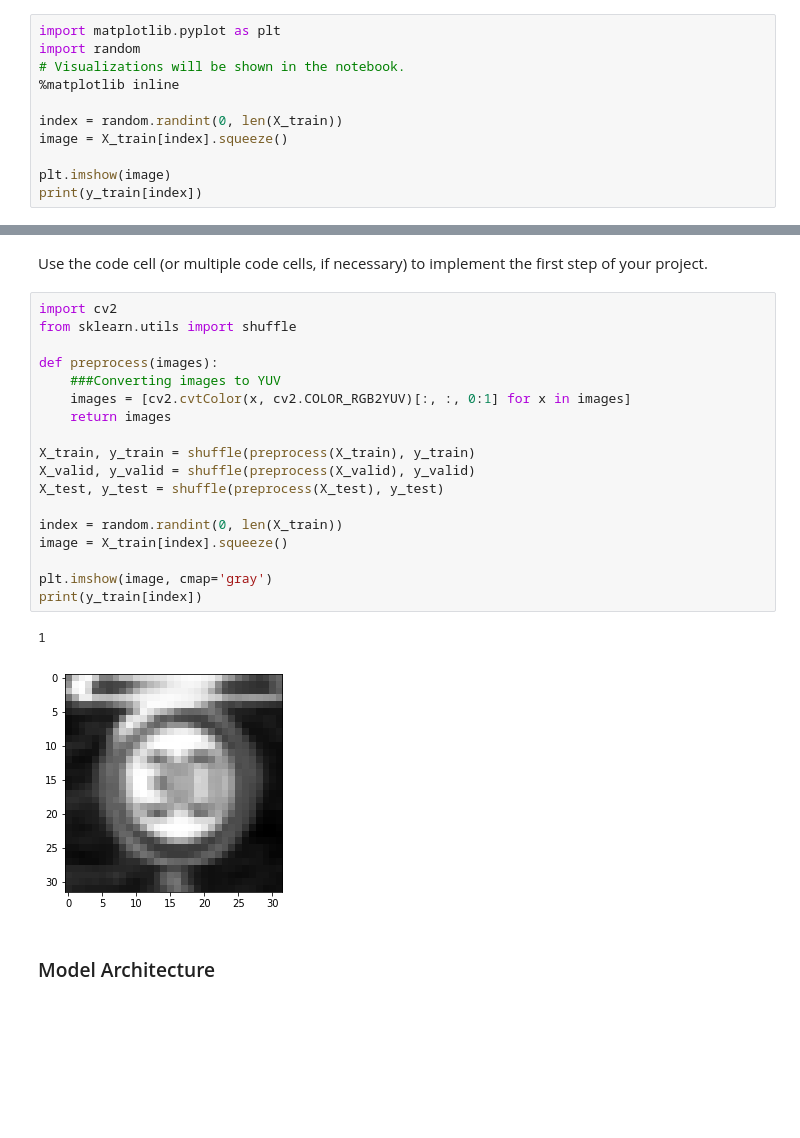
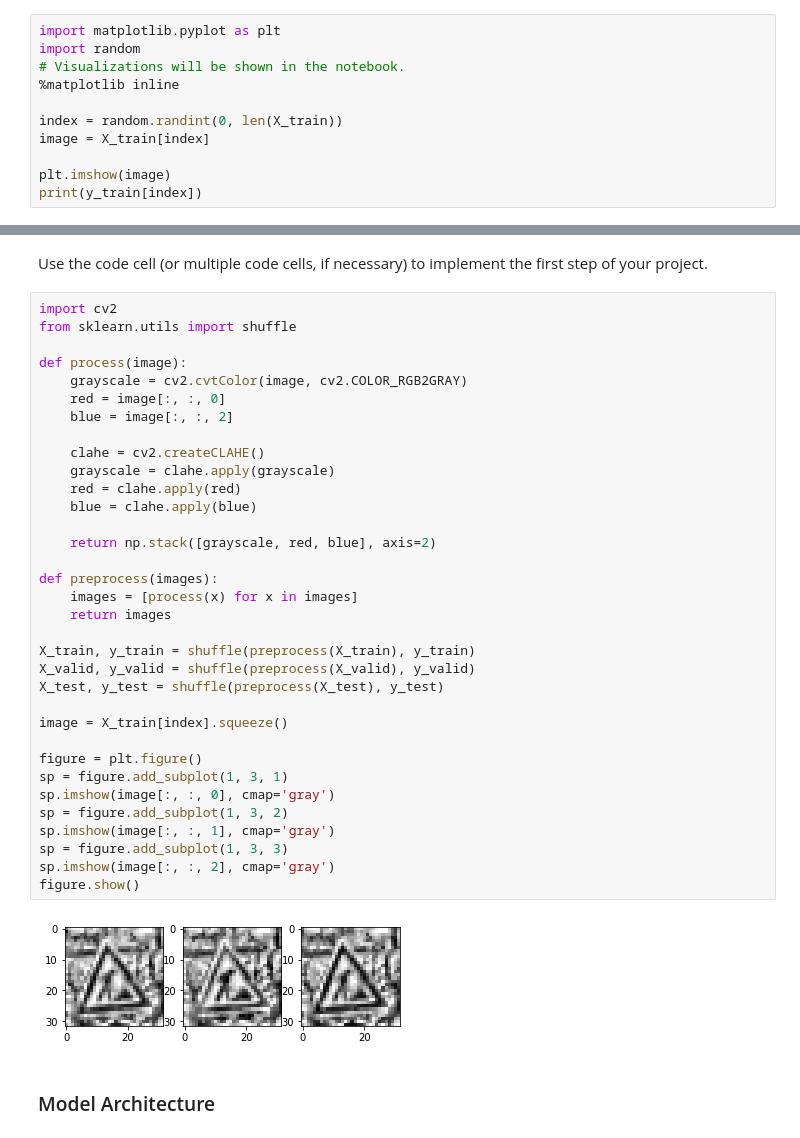
Before and after one commit to ShikaSD/CarND-Traffic-Sign-Classifier-Project, a Jupyter notebook: Traffic_Sign_Classifier.ipynb, the cells around one changed output, grey strips where cells are left out. Drawn from its saved outputs; the diff is of its cells as text; blank space fills up the shorter version.

```diff
--- a/Traffic_Sign_Classifier.ipynb
+++ b/Traffic_Sign_Classifier.ipynb
@@ -84,7 +84,7 @@ import random
 %matplotlib inline
 
 index = random.randint(0, len(X_train))
-image = X_train[index].squeeze()
+image = X_train[index]
 
 plt.imshow(image)
 print(y_train[index])
@@ -117,24 +117,39 @@ Use the code cell (or multiple code cells, if necessary) to implement the first
 # %%
 import cv2
 from sklearn.utils import shuffle
 
+def process(image):
+    grayscale = cv2.cvtColor(image, cv2.COLOR_RGB2GRAY)
+    red = image[:, :, 0]
+    blue = image[:, :, 2]
+
+    clahe = cv2.createCLAHE()
+    grayscale = clahe.apply(grayscale)
+    red = clahe.apply(red)
+    blue = clahe.apply(blue)
+
+    return np.stack([grayscale, red, blue], axis=2)
+
 def preprocess(images):
-    ###Converting images to YUV
-    images = [cv2.cvtColor(x, cv2.COLOR_RGB2YUV)[:, :, 0:1] for x in images]
+    images = [process(x) for x in images]
     return images
 
 X_train, y_train = shuffle(preprocess(X_train), y_train)
 X_valid, y_valid = shuffle(preprocess(X_valid), y_valid)
 X_test, y_test = shuffle(preprocess(X_test), y_test)
 
-index = random.randint(0, len(X_train))
 image = X_train[index].squeeze()
 
-plt.imshow(image, cmap='gray')
-print(y_train[index])
+figure = plt.figure()
+sp = figure.add_subplot(1, 3, 1)
+sp.imshow(image[:, :, 0], cmap='gray')
+sp = figure.add_subplot(1, 3, 2)
+sp.imshow(image[:, :, 1], cmap='gray')
+sp = figure.add_subplot(1, 3, 3)
+sp.imshow(image[:, :, 2], cmap='gray')
+figure.show()
 # %% [output]
-1
-[figure, old version]
+[figure, new version]
 # %% [markdown]
 ### Model Architecture
 # %%
```
Also changed, not shown: parts of 6 cells of this notebook.
